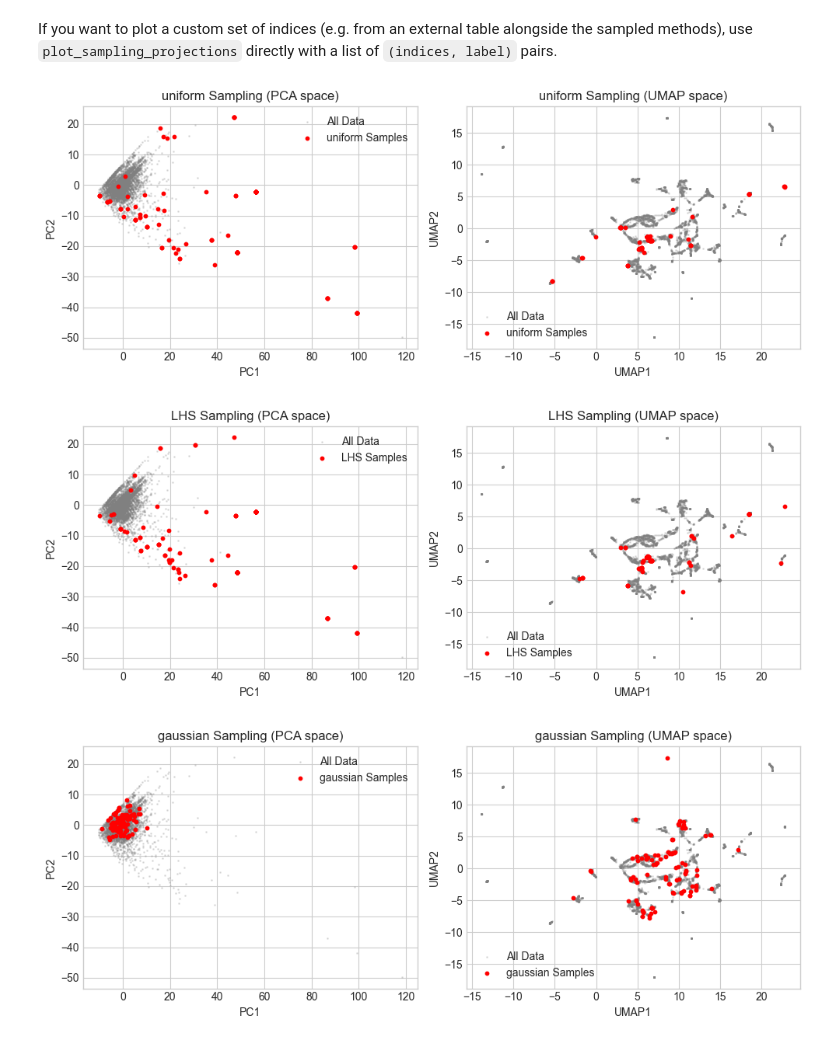
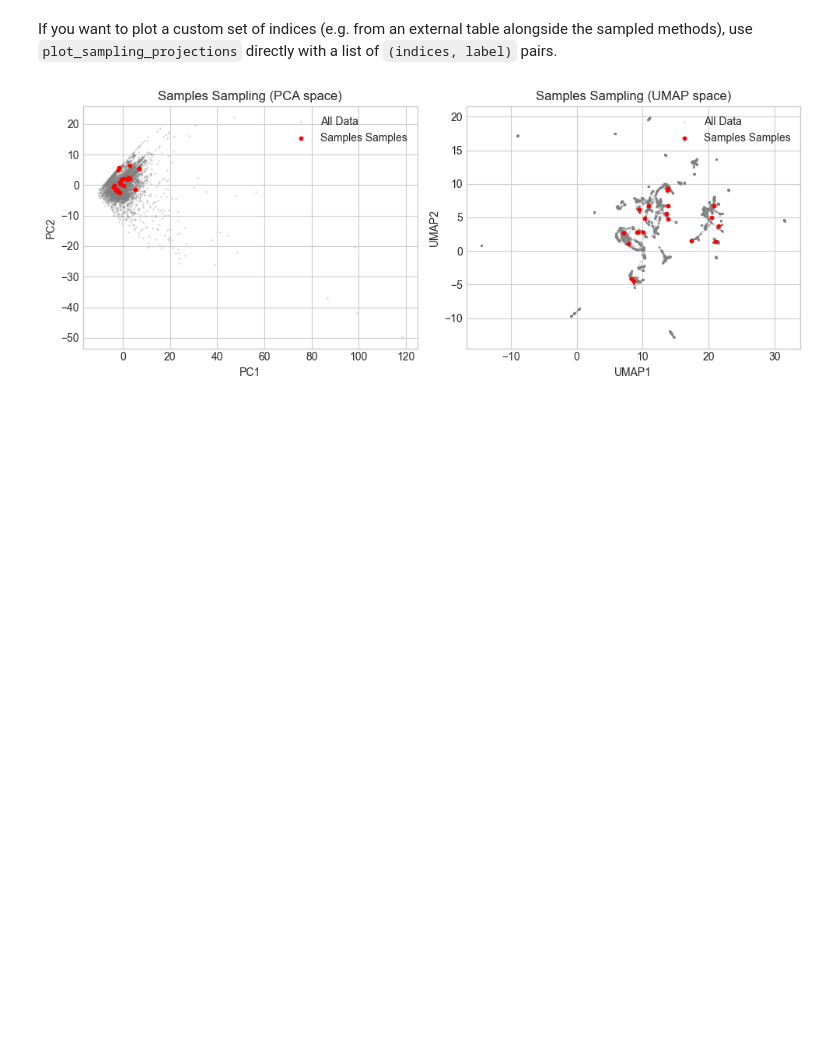
Before and after one commit to GrantMcConachie/odor_space_sampling, a Jupyter notebook: noteboooks/example_usage.ipynb, the cells around one changed output. Drawn from its saved outputs; the diff is of its cells as text; code cells hidden in the pictures; blank space fills up the shorter version.

Commit message:
adjusting umap and pca plotting functions

```diff
--- a/noteboooks/example_usage.ipynb
+++ b/noteboooks/example_usage.ipynb
@@ -245,13 +245,7 @@ plotting.plot_all_sampling_methods(odor_data.x, all_samples)
 # %% [markdown]
 If you want to plot a custom set of indices (e.g. from an external table alongside the sampled methods), use `plot_sampling_projections` directly with a list of `(indices, label)` pairs.
 # %%
-sample_methods = [(v["indices"], k) for k, v in all_samples.items()]
-
-# append any external index sets here, e.g.:
-# sample_methods.append((tori_df_1_idx, "TORI_table1"))
-
-plotting.plot_sampling_projections(odor_data.x, sample_methods)
+one_sample = sampling.gaussian_sample(odor_data.x, n_samples=20, seed=12345)
+plotting.plot_sampling_projections(odor_data.x, one_sample)
 # %% [output]
-[figure, old version]
+[figure, new version]
-[figure, removed]
-[figure, removed]
```
Also changed, not shown: parts of 2 cells of this notebook, 1 other file.
